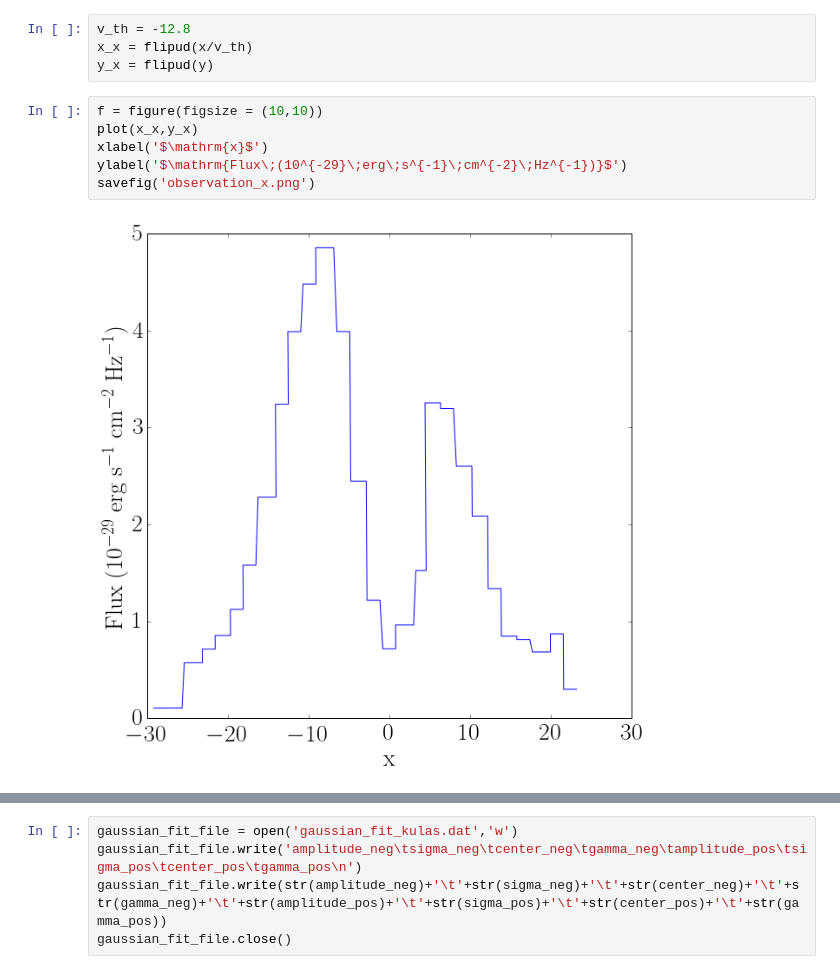
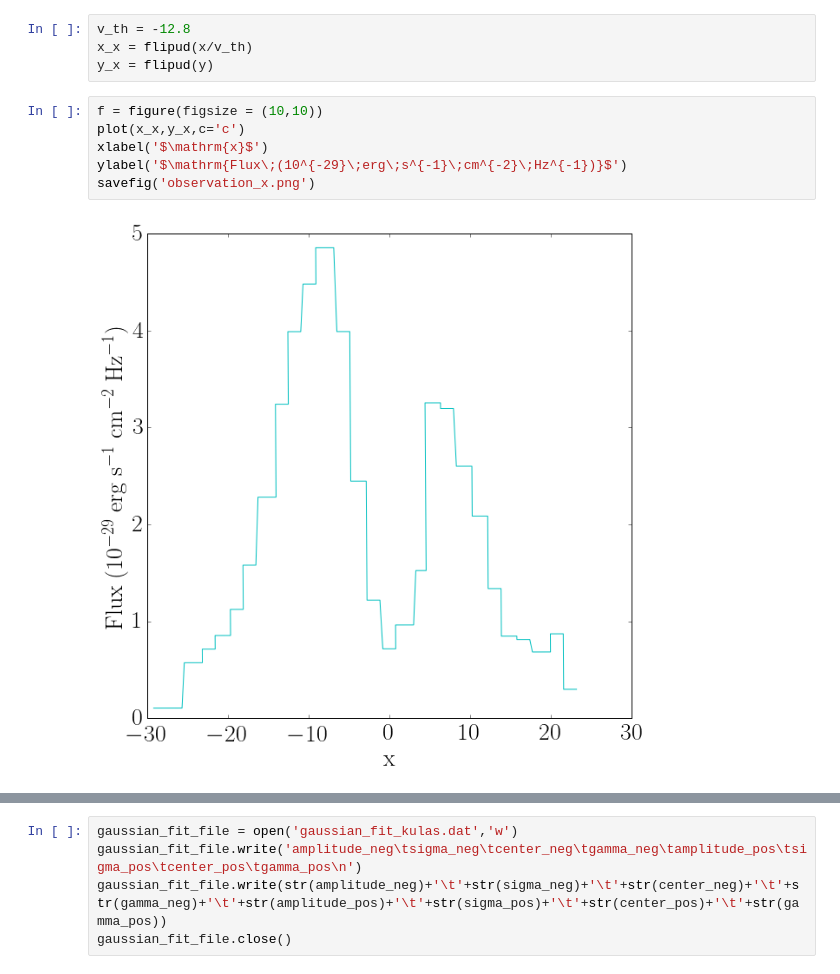
Before and after one commit to astroandes/CLARA_RotationOutflows, a Jupyter notebook: fit/gaussian_fit.ipynb, the cells around one changed output, grey strips where cells are left out. Cells and saved outputs as stored; diff of their text form.

```diff
--- a/fit/gaussian_fit.ipynb
+++ b/fit/gaussian_fit.ipynb
@@ -26,9 +26,9 @@ x_x = flipud(x/v_th)
 y_x = flipud(y)
 # %%
 f = figure(figsize = (10,10))
-plot(x_x,y_x)
+plot(x_x,y_x,c='c')
 xlabel('$\mathrm{x}$')
 ylabel('$\mathrm{Flux\;(10^{-29}\;erg\;s^{-1}\;cm^{-2}\;Hz^{-1})}$')
 savefig('observation_x.png')
 # %% [output]
-[figure, old version]
+[figure, new version]
```
Also changed, not shown: parts of 14 cells of this notebook, 6 other files.
